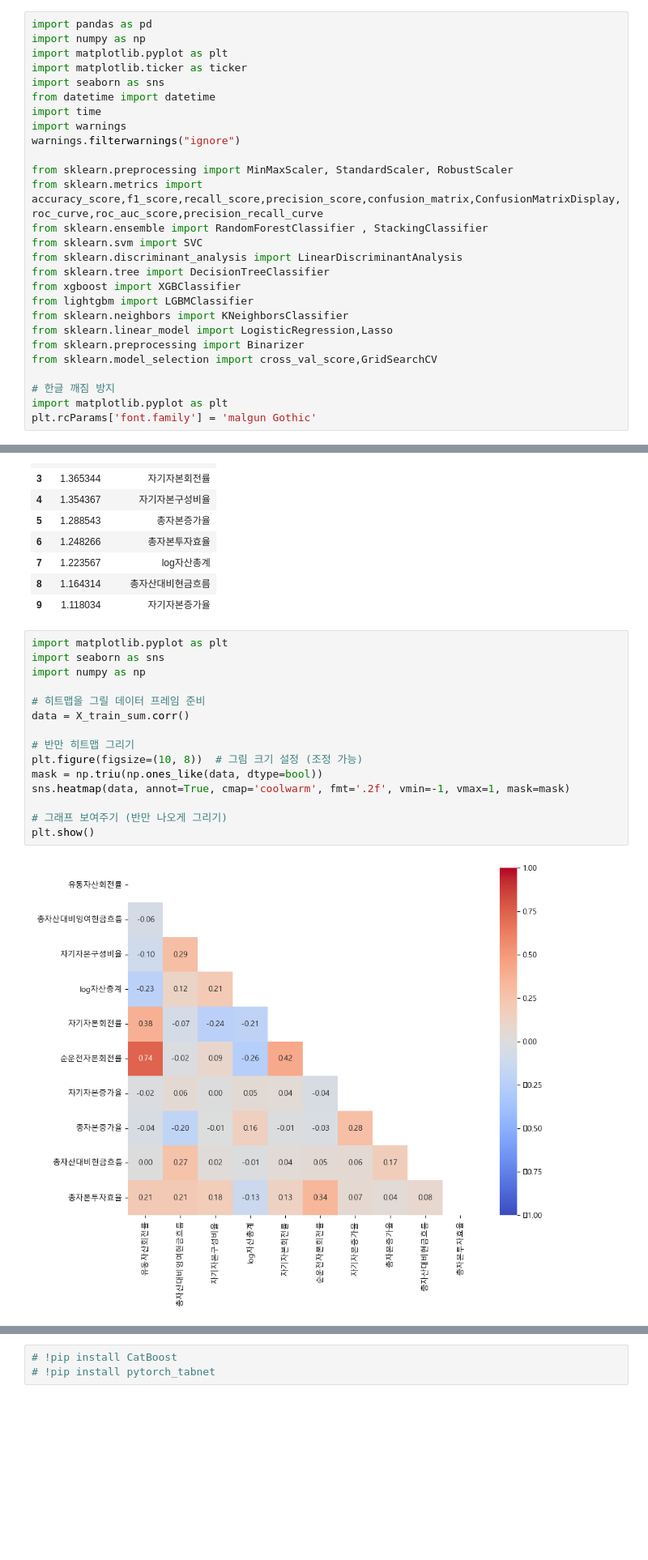
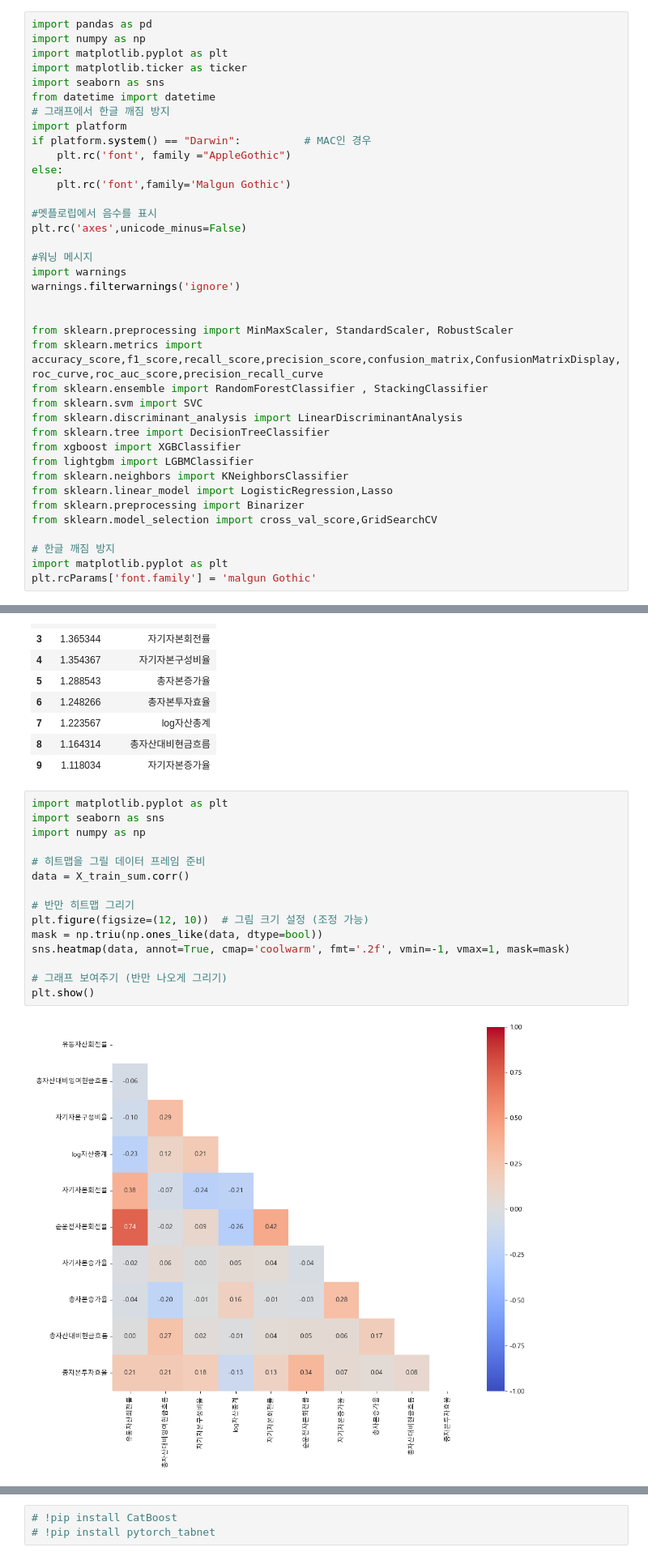
Before and after one commit to youngsang114/Project_2, a Jupyter notebook: 외감기업/9.Stacking_외감.ipynb, the cells around one changed output, grey strips where cells are left out. Shown at 81% size. Cells and saved outputs as stored; diff of their text form; blank space fills up the shorter version.

```diff
--- a/외감기업/9.Stacking_외감.ipynb
+++ b/외감기업/9.Stacking_외감.ipynb
@@ -5,9 +5,20 @@ import matplotlib.pyplot as plt
 import matplotlib.ticker as ticker
 import seaborn as sns
 from datetime import datetime
-import time
+# 그래프에서 한글 깨짐 방지
+import platform
+if platform.system() == "Darwin":          # MAC인 경우
+    plt.rc('font', family ="AppleGothic")
+else:
+    plt.rc('font',family='Malgun Gothic')
+
+#멧플로립에서 음수를 표시
+plt.rc('axes',unicode_minus=False)
+
+#워닝 메시지
 import warnings
-warnings.filterwarnings("ignore")
+warnings.filterwarnings('ignore')
+
 
 from sklearn.preprocessing import MinMaxScaler, StandardScaler, RobustScaler
 from sklearn.metrics import accuracy_score,f1_score,recall_score,precision_score,confusion_matrix,ConfusionMatrixDisplay,roc_curve,roc_auc_score,precision_recall_curve
@@ -67,20 +78,20 @@ vif(X_train_sum)
 # %%
 import matplotlib.pyplot as plt
 import seaborn as sns
 import numpy as np
 
 # 히트맵을 그릴 데이터 프레임 준비
 data = X_train_sum.corr()
 
 # 반만 히트맵 그리기
-plt.figure(figsize=(10, 8))  # 그림 크기 설정 (조정 가능)
+plt.figure(figsize=(12, 10))  # 그림 크기 설정 (조정 가능)
 mask = np.triu(np.ones_like(data, dtype=bool))
 sns.heatmap(data, annot=True, cmap='coolwarm', fmt='.2f', vmin=-1, vmax=1, mask=mask)
 
 # 그래프 보여주기 (반만 나오게 그리기)
 plt.show()
 # %% [output]
-[figure, old version]
+[figure, new version]
 # %% [markdown]
 ---
 ---
```
Also changed, not shown: 5 other files.
